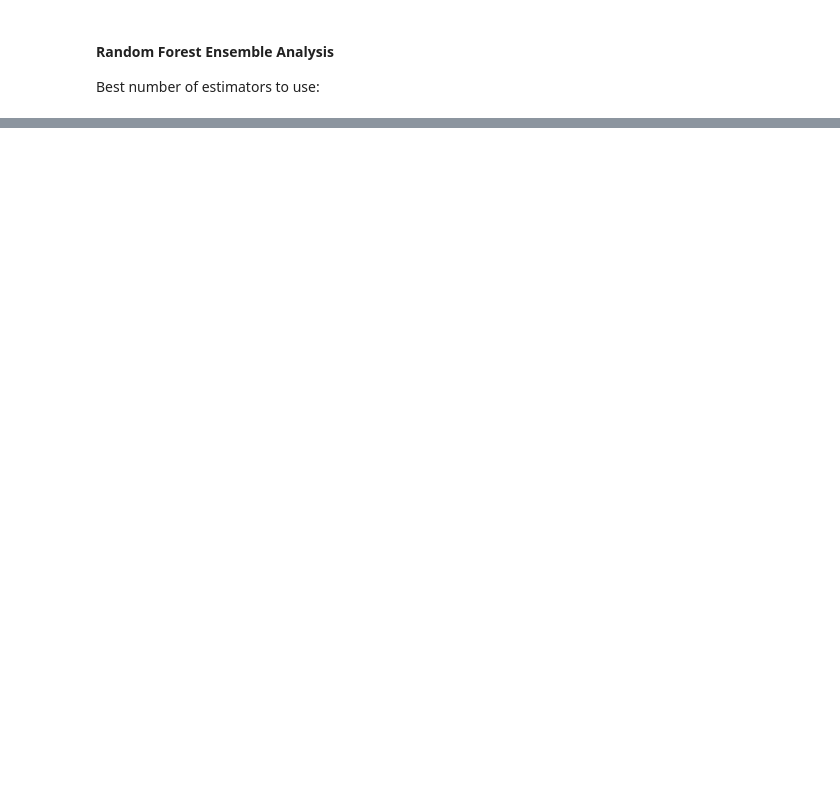
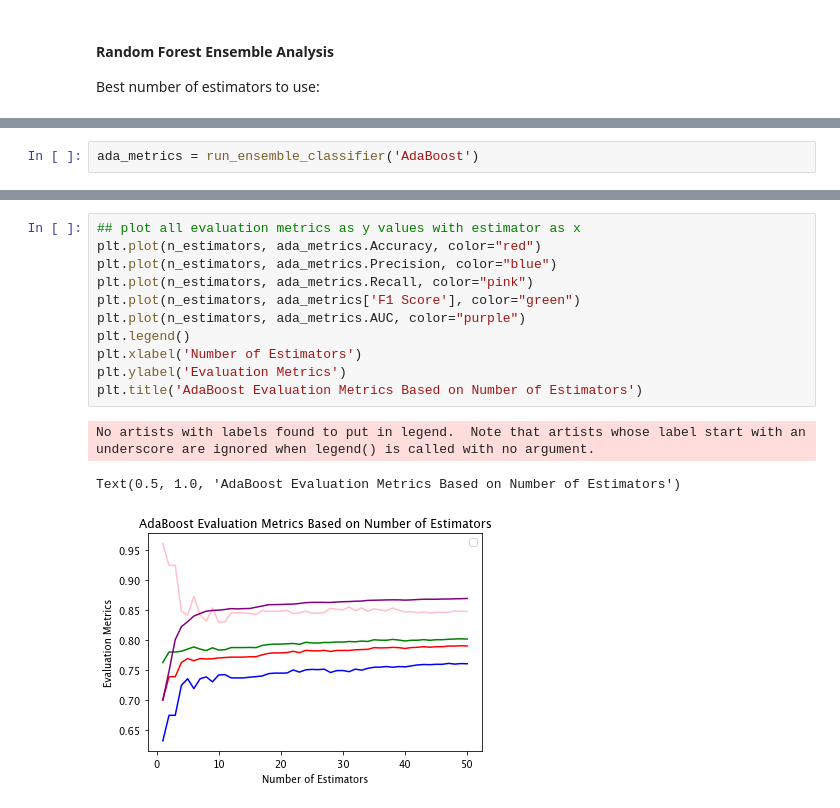
Before and after one commit to sumanasithalam/Top-Charts-Song-Classification, a Jupyter notebook: SongsAnalysis.ipynb, the cells around one changed output, grey strips where cells are left out. Drawn from its saved outputs; the diff is of its cells as text; blank space fills up the shorter version.

```diff
--- a/SongsAnalysis.ipynb
+++ b/SongsAnalysis.ipynb
@@ -438,0 +443,2 @@ Best number of estimators to use:
+# %%
+ada_metrics = run_ensemble_classifier('AdaBoost')
@@ -438,0 +468,15 @@ Best number of estimators to use:
+# %%
+## plot all evaluation metrics as y values with estimator as x
+plt.plot(n_estimators, ada_metrics.Accuracy, color="red")
+plt.plot(n_estimators, ada_metrics.Precision, color="blue")
+plt.plot(n_estimators, ada_metrics.Recall, color="pink")
+plt.plot(n_estimators, ada_metrics['F1 Score'], color="green")
+plt.plot(n_estimators, ada_metrics.AUC, color="purple")
+plt.legend()
+plt.xlabel('Number of Estimators')
+plt.ylabel('Evaluation Metrics')
+plt.title('AdaBoost Evaluation Metrics Based on Number of Estimators')
+# %% [output]
+No artists with labels found to put in legend.  Note that artists whose label start with an underscore are ignored when legend() is called with no argument.
+Text(0.5, 1.0, 'AdaBoost Evaluation Metrics Based on Number of Estimators')
+[figure, added]
```
Also changed, not shown: parts of 20 cells of this notebook.
